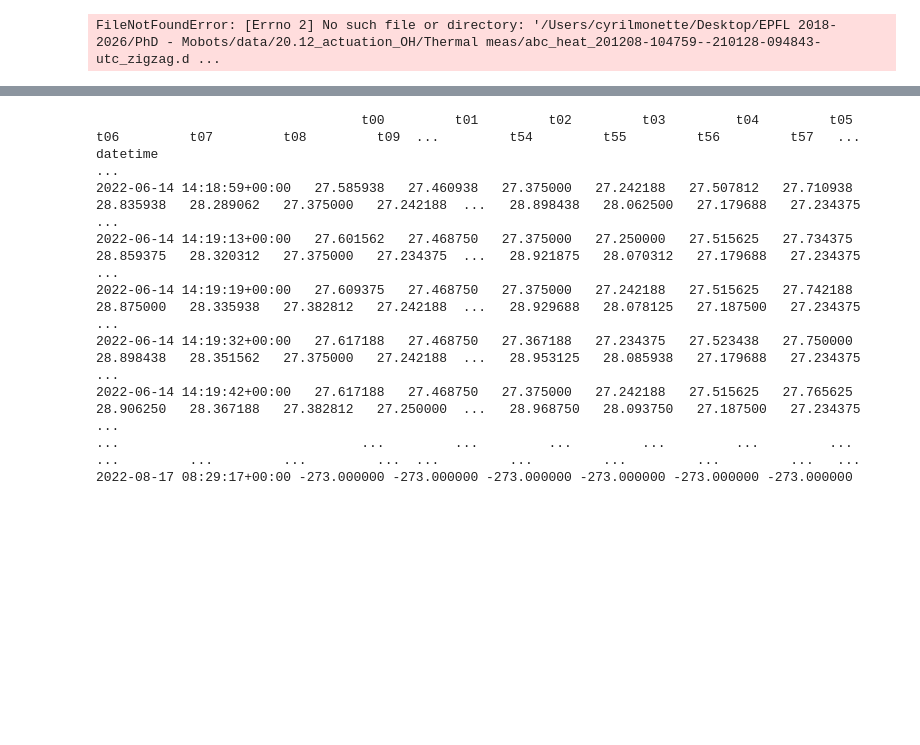
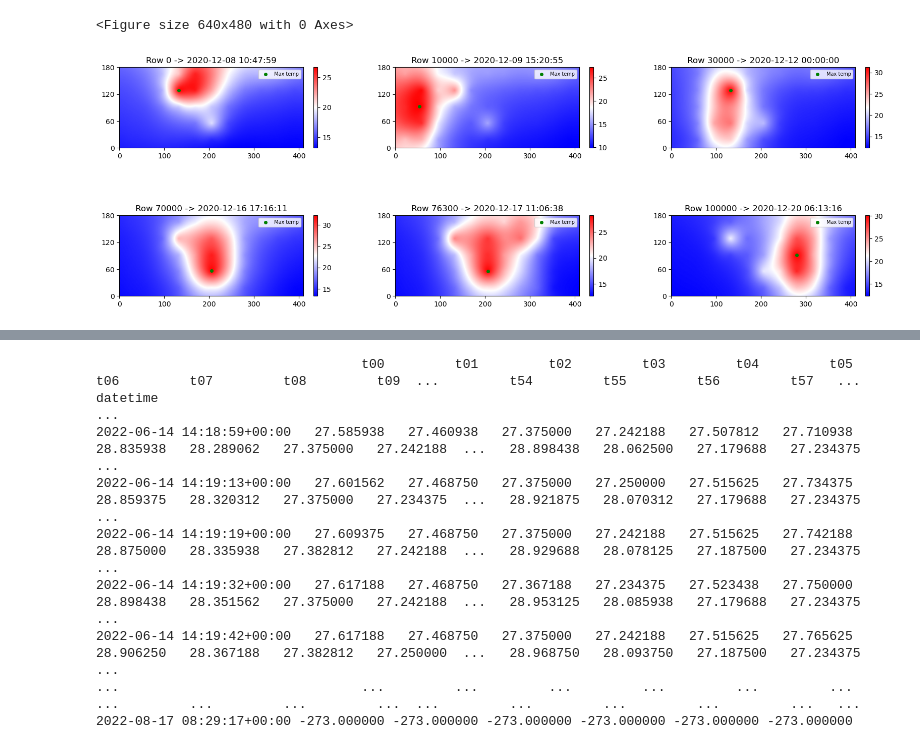
Before and after one commit to epfl-mobots/ABCThermalPlots, a Jupyter notebook: sandbox.ipynb, the cells around one changed output, grey strips where cells are left out. Drawn from its saved outputs; the diff is of its cells as text; code cells hidden in the pictures; blank space fills up the shorter version.

```diff
--- a/sandbox.ipynb
+++ b/sandbox.ipynb
@@ -7,7 +7,7 @@ import matplotlib.pyplot as plt  # Needed for clabel
 import pickle as pkl
 # %%
 # Plotting data from december 2020 zigzag experiment
-file_path = '/Users/cyrilmonette/Desktop/EPFL 2018-2026/PhD - Mobots/data/20.12_actuation_OH/Thermal meas/abc_heat_201208-104759--210128-094843-utc_zigzag.dat'
+file_path = '/Users/cyrilmonette/Library/CloudStorage/SynologyDrive-data/20.12_actuation_OH/Thermal meas/abc_heat_201208-104759--210128-094843-utc_zigzag.dat'
 
 df = None
 try:
@@ -46,3 +62,4 @@ File '/Users/cyrilmonette/Desktop/EPFL 2018-2026/PhD - Mobots/data/20.12_actuati
-FileNotFoundError: [Errno 2] No such file or directory: '/Users/cyrilmonette/Desktop/EPFL 2018-2026/PhD - Mobots/data/20.12_actuation_OH/Thermal meas/abc_heat_201208-104759--210128-094843-utc_zigzag.d ...
+<Figure size 640x480 with 0 Axes>
+[figure, added]
 # %%
 # Plotting data from 21-22 winter
```
Also changed, not shown: parts of 6 cells of this notebook.
